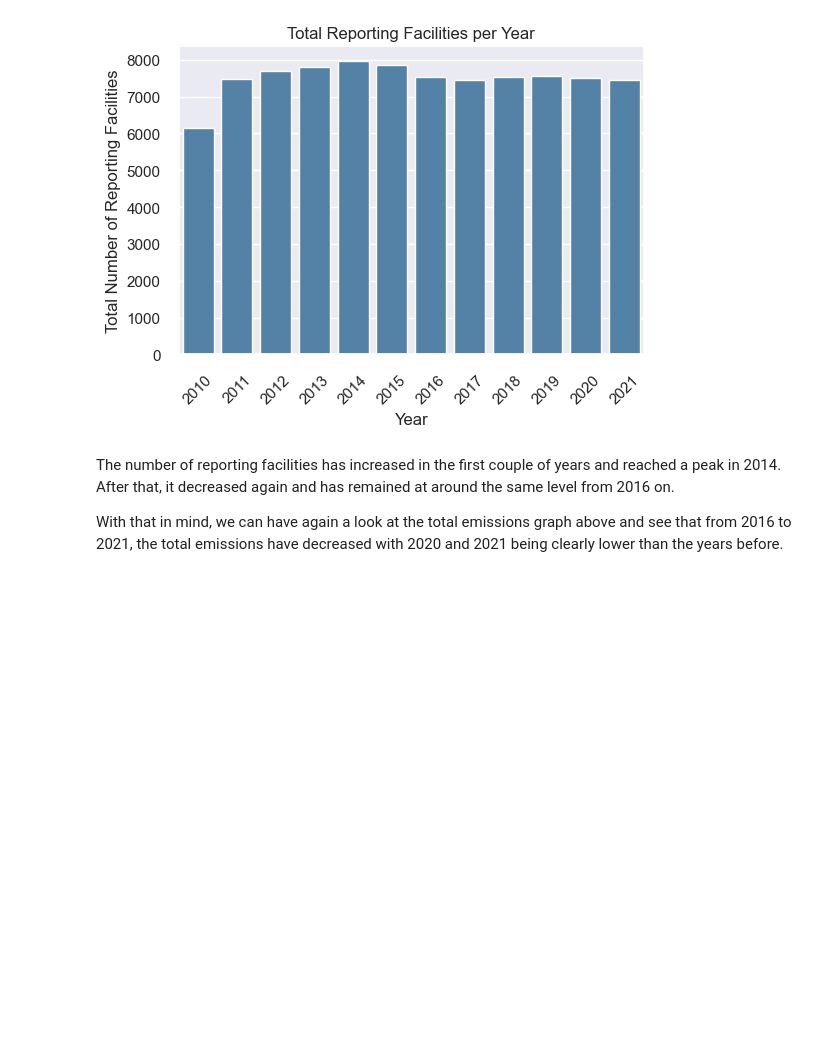
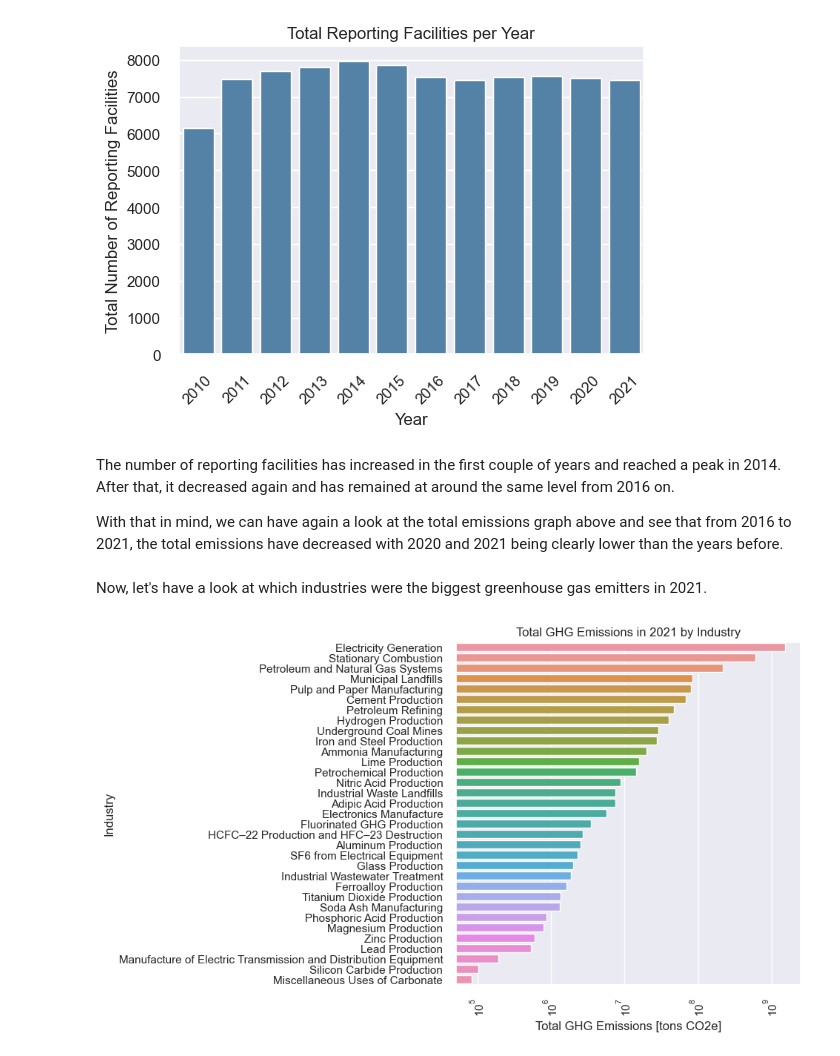
Before and after one commit to dzingariello/ghg-emissions-usa, a Jupyter notebook: ghg-emissions-analysis.ipynb, the cells around one changed output. Saved outputs shown, nothing was run; the diff lists cells and outputs as text; code cells hidden in the pictures; blank space fills up the shorter version.

Commit message:
Added Top10 industries

```diff
--- a/ghg-emissions-analysis.ipynb
+++ b/ghg-emissions-analysis.ipynb
@@ -73,3 +77,21 @@ plt.show()
 The number of reporting facilities has increased in the first couple of years and reached a peak in 2014. After that, it decreased again and has remained at around the same level from 2016 on.
 
 With that in mind, we can have again a look at the total emissions graph above and see that from 2016 to 2021, the total emissions have decreased with 2020 and 2021 being clearly lower than the years before.
+# %% [markdown]
+Now, let's have a look at which industries were the biggest greenhouse gas emitters in 2021.
+# %%
+emitters_per_category = emitters[emitters["year"] == 2021].groupby("subpart_category")["co2e_emission"].sum().reset_index()
+emitters_per_category.columns = ["subpart_category", "ghg_emissions_total"]
+
+plt.figure(figsize=(6, 6))
+sns.barplot(data=emitters_per_category,
+            order=emitters_per_category.sort_values("ghg_emissions_total", ascending=False).subpart_category,
+            x="ghg_emissions_total",
+            y="subpart_category").set_xscale("log")
+plt.xlabel("Total GHG Emissions [tons CO2e]")
+plt.ylabel("Industry")
+plt.title("Total GHG Emissions in 2021 by Industry")
+plt.xticks(rotation=90)
+plt.show()
+# %% [output]
+[figure, added]
```
Also changed, not shown: parts of 4 cells of this notebook.
